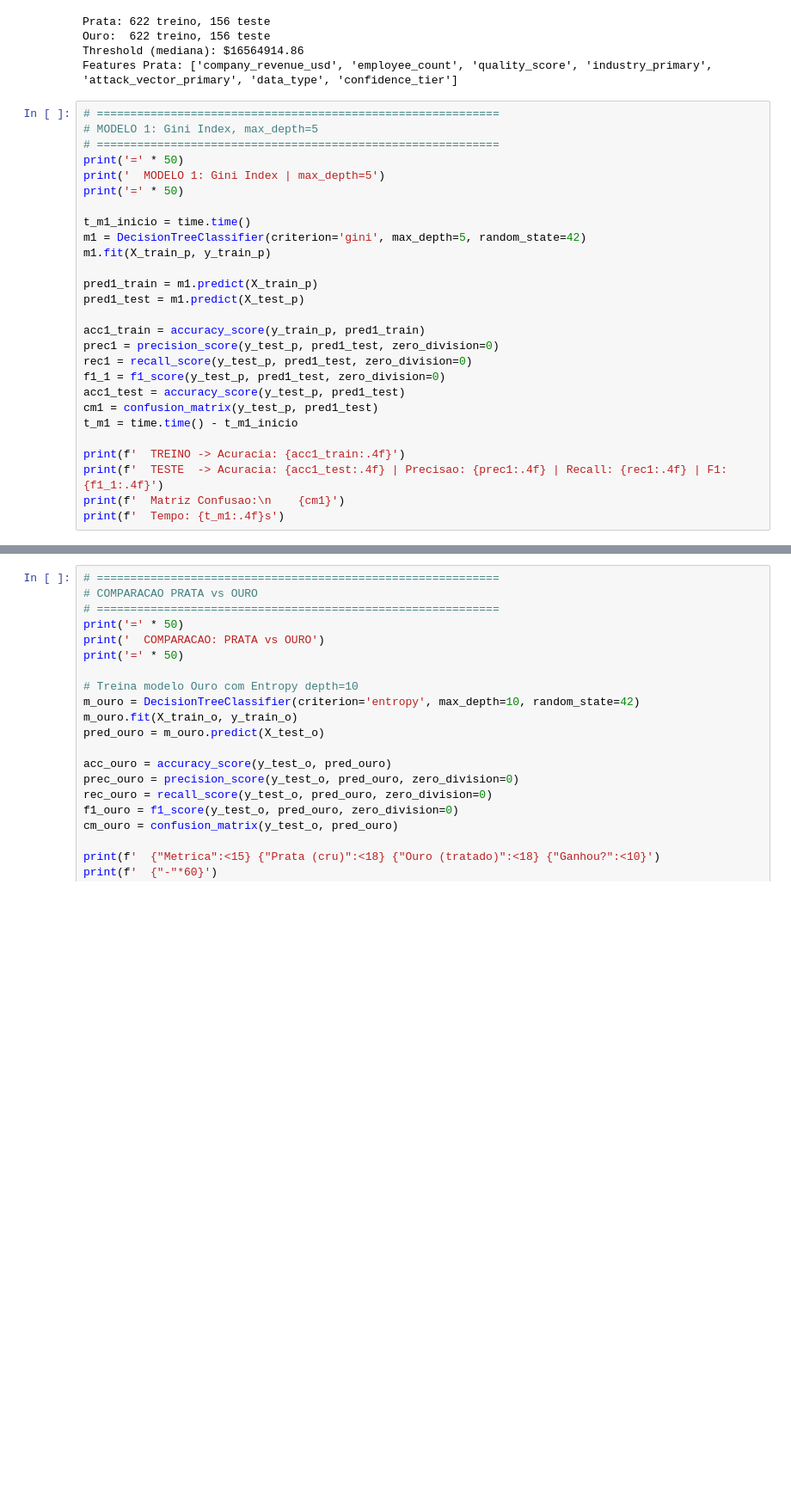
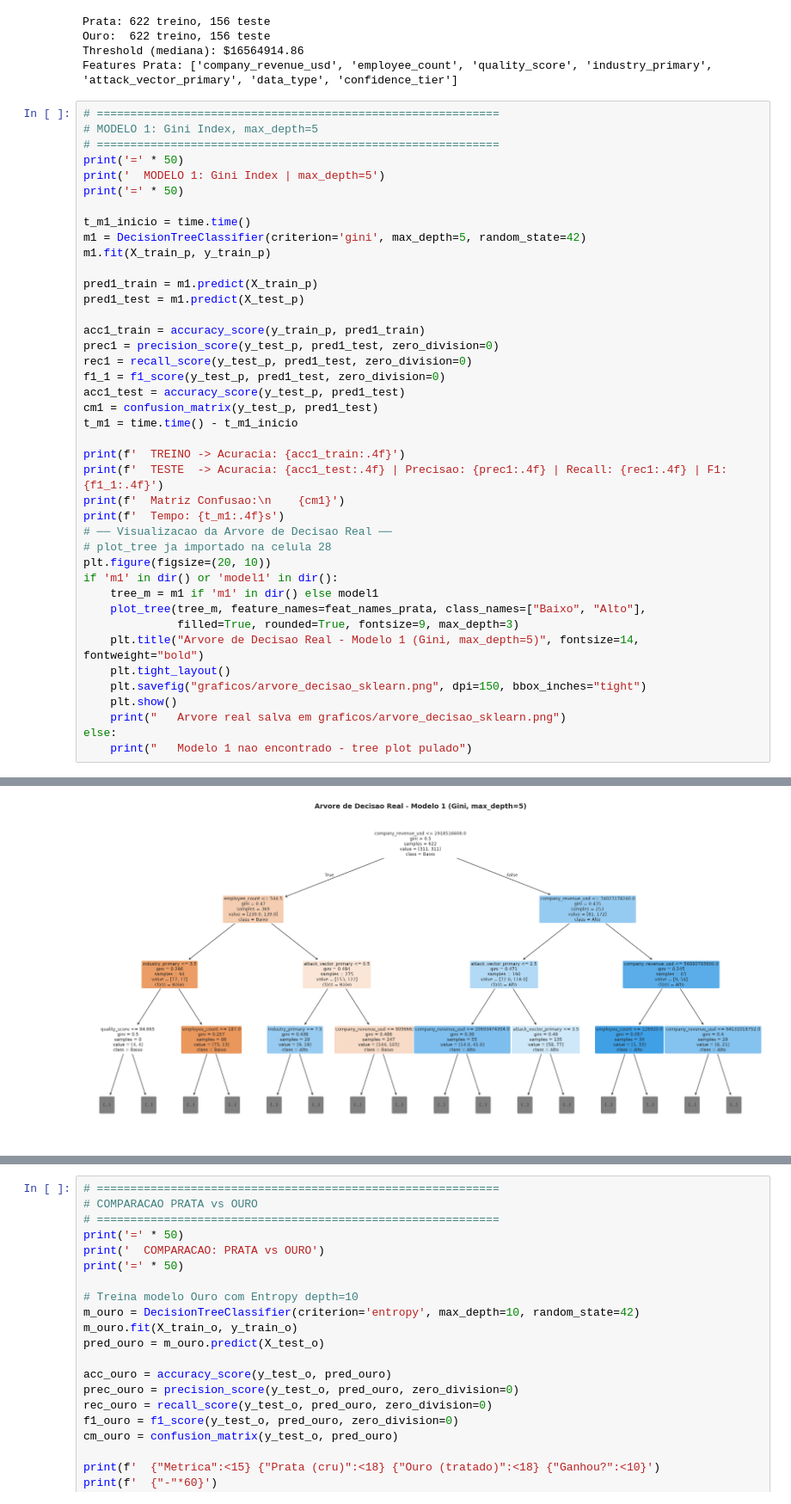
Before and after one commit to Benjamin-Yuji-Suzuki/projetocienciadados, a Jupyter notebook: projeto_pyspark_numba/pipeline_pyspark_numba.ipynb, the cells around one changed output, grey strips where cells are left out. Shown at 86% size. Saved outputs shown, nothing was run; the diff lists cells and outputs as text; blank space fills up the shorter version.

```diff
--- a/projeto_pyspark_numba/pipeline_pyspark_numba.ipynb
+++ b/projeto_pyspark_numba/pipeline_pyspark_numba.ipynb
@@ -874,6 +874,20 @@ print(f'  TREINO -> Acuracia: {acc1_train:.4f}')
 print(f'  TESTE  -> Acuracia: {acc1_test:.4f} | Precisao: {prec1:.4f} | Recall: {rec1:.4f} | F1: {f1_1:.4f}')
 print(f'  Matriz Confusao:\n    {cm1}')
 print(f'  Tempo: {t_m1:.4f}s')
+# ── Visualizacao da Arvore de Decisao Real ──
+# plot_tree ja importado na celula 28
+plt.figure(figsize=(20, 10))
+if 'm1' in dir() or 'model1' in dir():
+    tree_m = m1 if 'm1' in dir() else model1
+    plot_tree(tree_m, feature_names=feat_names_prata, class_names=["Baixo", "Alto"],
+              filled=True, rounded=True, fontsize=9, max_depth=3)
+    plt.title("Arvore de Decisao Real - Modelo 1 (Gini, max_depth=5)", fontsize=14, fontweight="bold")
+    plt.tight_layout()
+    plt.savefig("graficos/arvore_decisao_sklearn.png", dpi=150, bbox_inches="tight")
+    plt.show()
+    print("   Arvore real salva em graficos/arvore_decisao_sklearn.png")
+else:
+    print("   Modelo 1 nao encontrado - tree plot pulado")
 # %% [output]
 ==================================================
   MODELO 1: Gini Index | max_depth=5
@@ -886,0 +901 @@ print(f'  Tempo: {t_m1:.4f}s')
+[figure, added]
```
Also changed, not shown: parts of 13 cells of this notebook, 3 other files.
